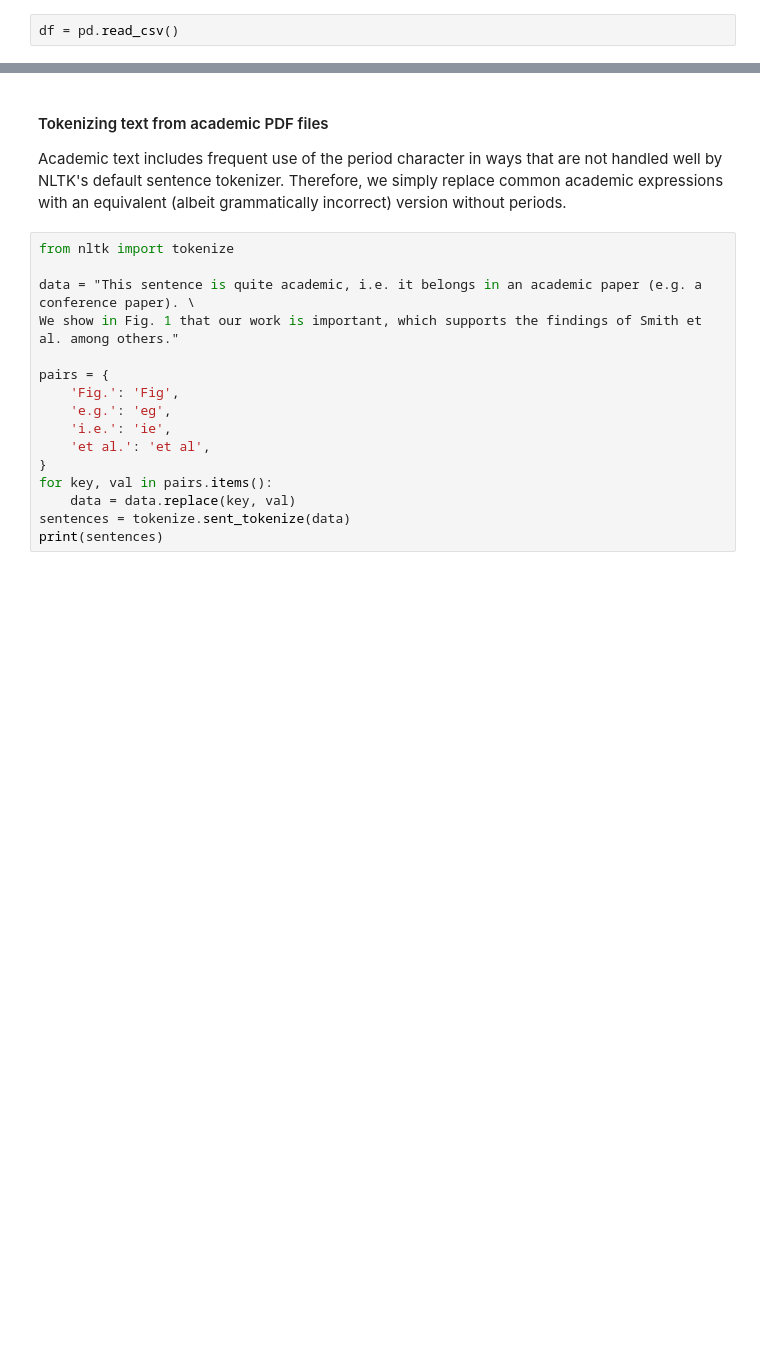
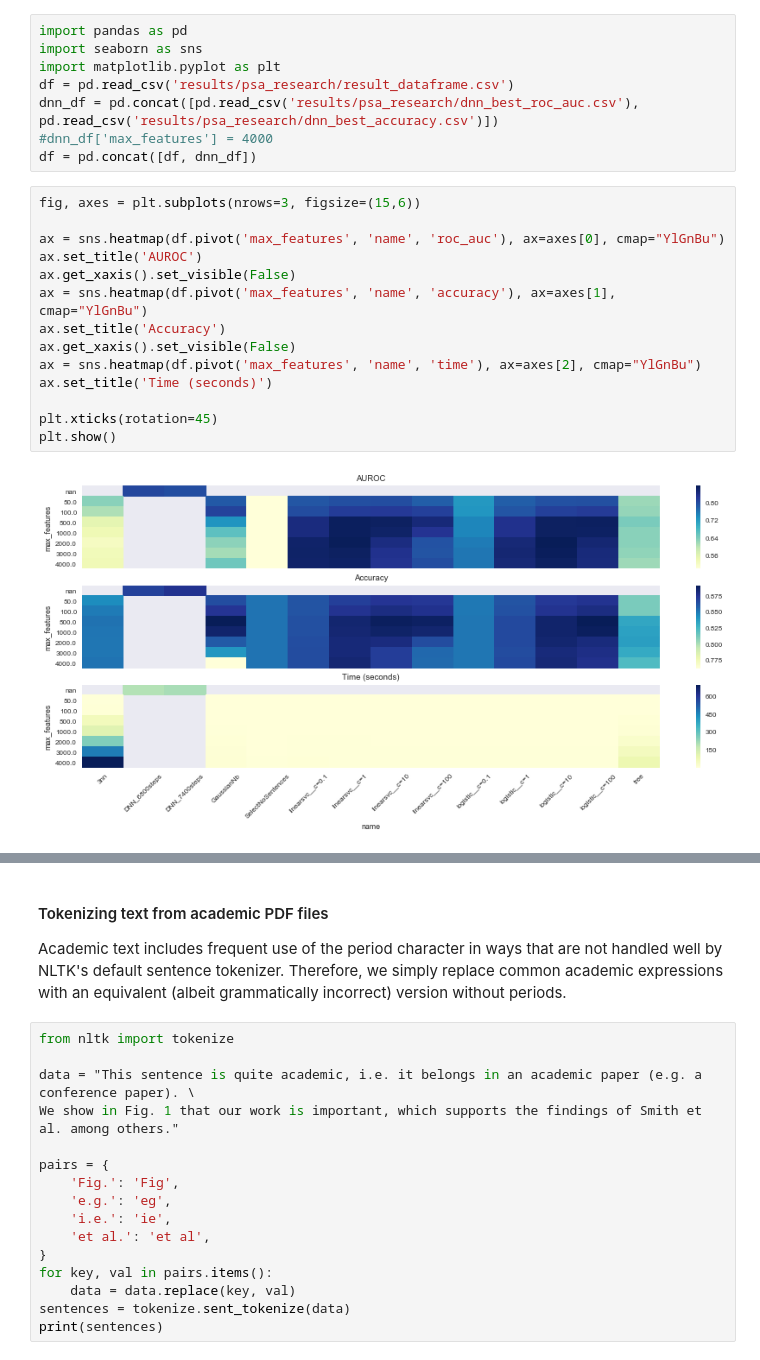
Before and after one commit to nickmvincent/where_that_from, a Jupyter notebook: report.ipynb, the cells around one changed output, grey strips where cells are left out. Cells and saved outputs as stored; diff of their text form; blank space fills up the shorter version.

```diff
--- a/report.ipynb
+++ b/report.ipynb
@@ -76,2 +71,24 @@ We found that...
-# %%
-df = pd.read_csv()
+# %%
+import pandas as pd
+import seaborn as sns
+import matplotlib.pyplot as plt
+df = pd.read_csv('results/psa_research/result_dataframe.csv')
+dnn_df = pd.concat([pd.read_csv('results/psa_research/dnn_best_roc_auc.csv'), pd.read_csv('results/psa_research/dnn_best_accuracy.csv')])
+#dnn_df['max_features'] = 4000
+df = pd.concat([df, dnn_df])
+# %%
+fig, axes = plt.subplots(nrows=3, figsize=(15,6))
+
+ax = sns.heatmap(df.pivot('max_features', 'name', 'roc_auc'), ax=axes[0], cmap="YlGnBu")
+ax.set_title('AUROC')
+ax.get_xaxis().set_visible(False)
+ax = sns.heatmap(df.pivot('max_features', 'name', 'accuracy'), ax=axes[1], cmap="YlGnBu")
+ax.set_title('Accuracy')
+ax.get_xaxis().set_visible(False)
+ax = sns.heatmap(df.pivot('max_features', 'name', 'time'), ax=axes[2], cmap="YlGnBu")
+ax.set_title('Time (seconds)')
+
+plt.xticks(rotation=45)
+plt.show()
+# %% [output]
+[figure, added]
```
Also changed, not shown: parts of 16 cells of this notebook, 27 other files.
